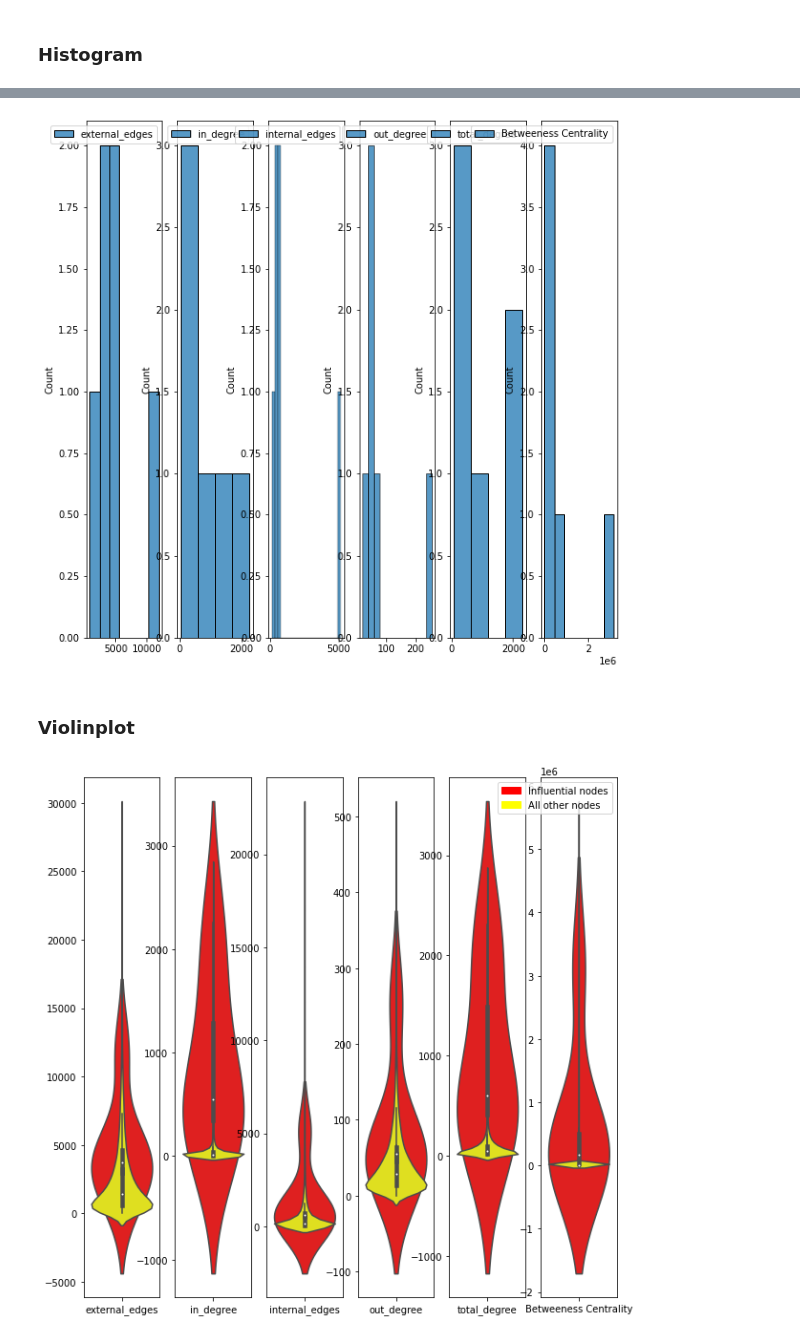
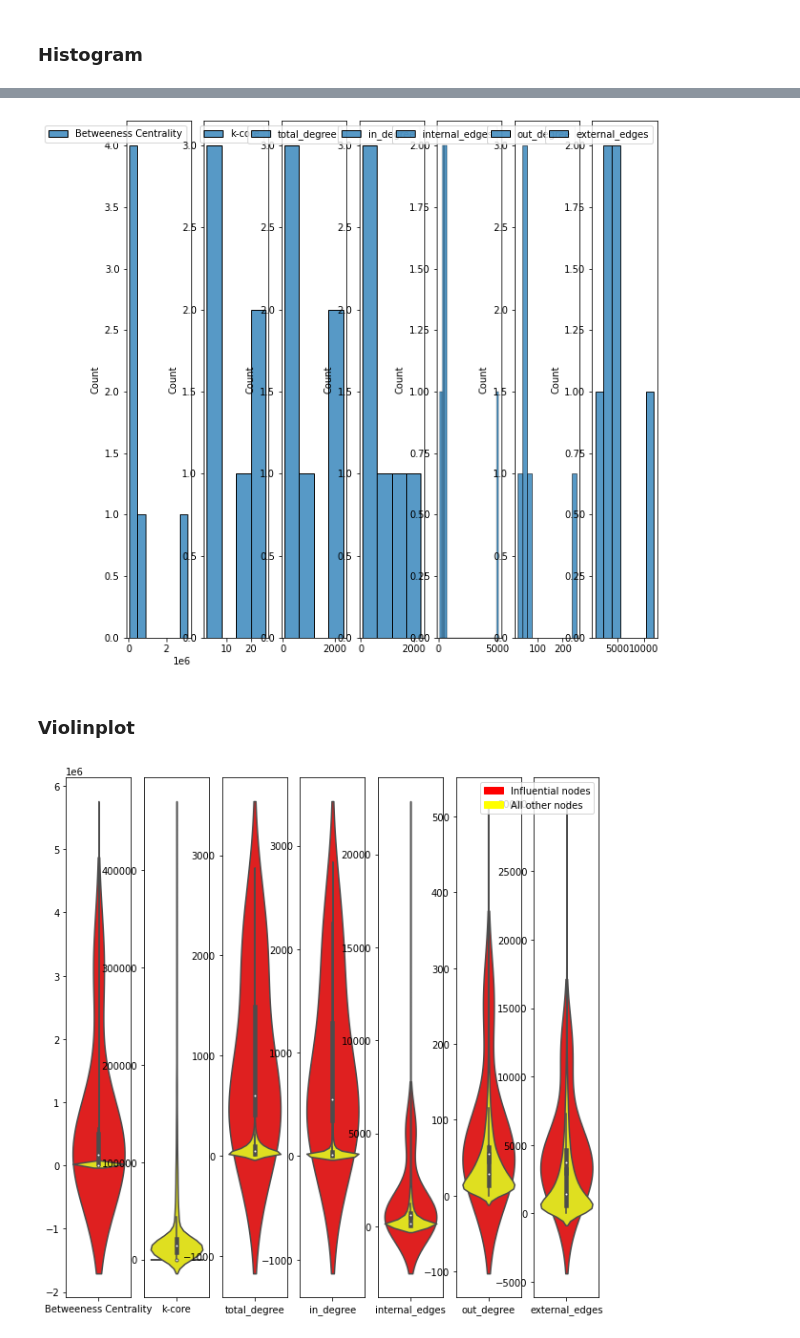
Before and after one commit to alexcosta13/twitter-superspreaders, a Jupyter notebook: 04_results_and_visualization.ipynb, the cells around one changed output, grey strips where cells are left out. Saved outputs shown, nothing was run; the diff lists cells and outputs as text; code cells hidden in the pictures.

```diff
--- a/04_results_and_visualization.ipynb
+++ b/04_results_and_visualization.ipynb
@@ -334,6 +320,7 @@ feature_extraction_df
 ## Visualization
 # %%
 features = ['Betweeness Centrality',
+ 'k-core',
  'total_degree',
  'in_degree',
  'internal_edges',
@@ -343,7 +330,7 @@ features = ['Betweeness Centrality',
 ### Boxplot
 # %%
 # creating boxplot
-fig, ax = plt.subplots(1, 6, figsize=(15, 15))
+fig, ax = plt.subplots(1, 7, figsize=(15, 15))
 
 for var, subplot in zip(features, ax.flatten()):
     sns.boxplot(data=pd.DataFrame(all_excluding_common_nodes_features[var]), ax=subplot, color = "yellow")
@@ -361,7 +348,7 @@ plt.show()
 # %% [markdown]
 ### Histogram
 # %%
-fig, ax = plt.subplots(1, 6, figsize=(10, 10))
+fig, ax = plt.subplots(1, 7, figsize=(10, 10))
 for var, subplot in zip(features, ax.flatten()):
     sns.histplot(data=pd.DataFrame(all_excluding_common_nodes_features[var]), ax=subplot)
     sns.histplot(data=pd.DataFrame(common_nodes_features[var]), ax=subplot)
@@ -370,24 +357,24 @@ for var, subplot in zip(features, ax.flatten()):
 # %%
-fig, ax = plt.subplots(1, 6, figsize=(10, 10))
+fig, ax = plt.subplots(1, 7, figsize=(10, 10))
 for var, subplot in zip(features, ax.flatten()):
     sns.histplot(data=pd.DataFrame(common_nodes_features[var]), ax=subplot)
 # %% [output]
-[figure, old version]
+[figure, new version]
 # %% [markdown]
 ### Violinplot
 # %%
-fig, ax = plt.subplots(1, 6, figsize=(10, 10))
+fig, ax = plt.subplots(1, 7, figsize=(10, 10))
 for var, subplot in zip(features, ax.flatten()):
     sns.violinplot(data=pd.DataFrame(common_nodes_features[var]),  ax=subplot, color = "red")
     sns.violinplot(data=pd.DataFrame(all_excluding_common_nodes_features[var]), ax=subplot, color = "yellow")
 
 red_patch = mpatches.Patch(color='red', label='Influential nodes')
 yellow_patch = mpatches.Patch(color='yellow', label='All other nodes')
 plt.legend(handles=[red_patch, yellow_patch])
 
 plt.show()
 # %% [output]
-[figure, old version]
+[figure, new version]
 # %%
 sns.pairplot(all_excluding_common_nodes_features[features])
 # %% [output]
```
Also changed, not shown: parts of 12 cells of this notebook, 1 other file.
